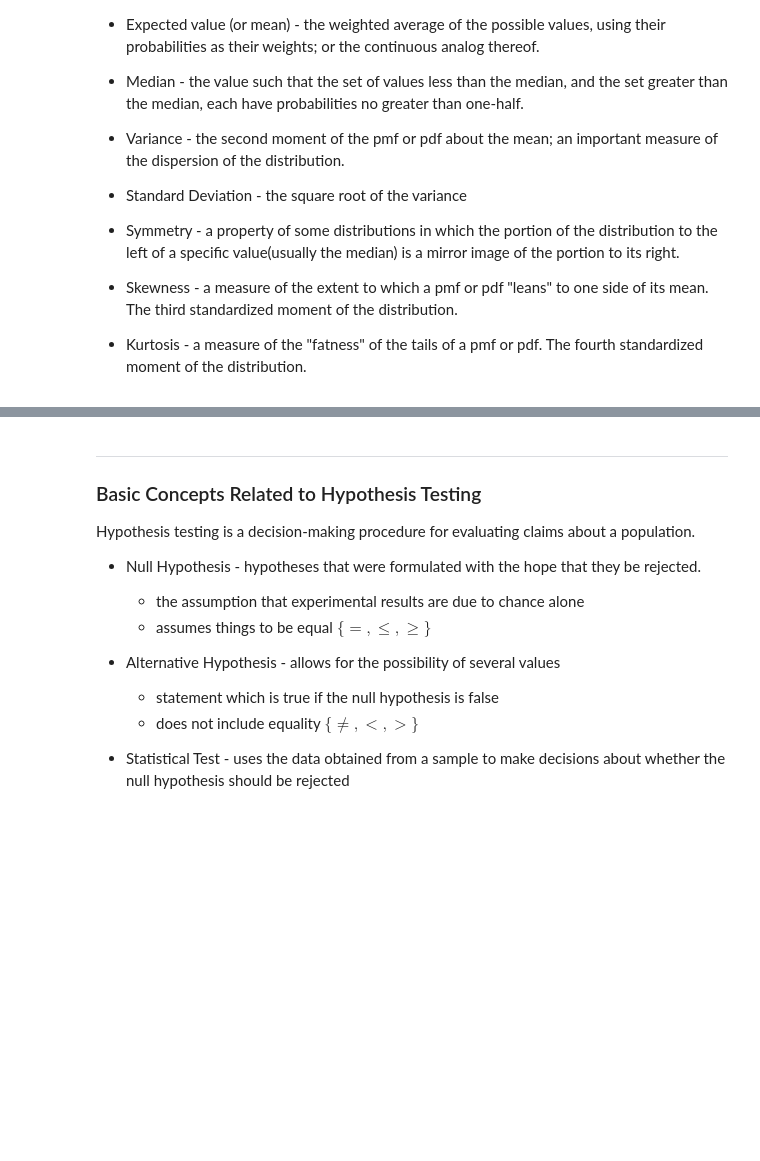
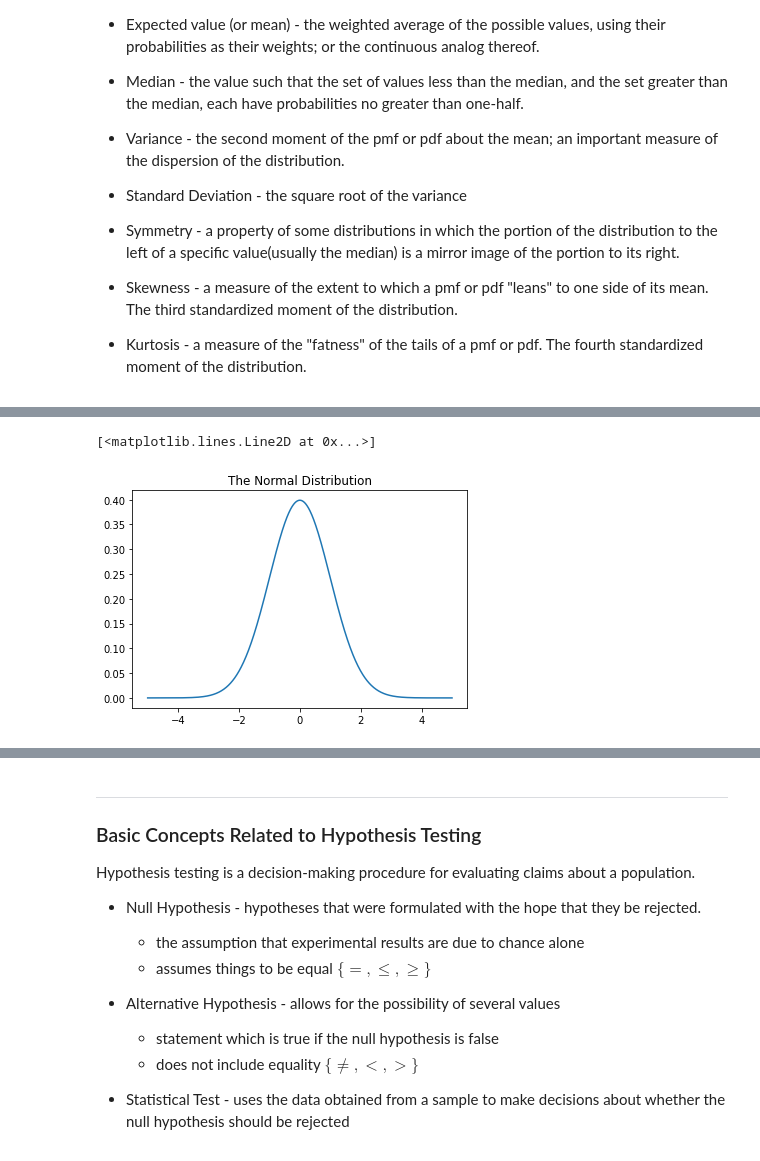
Before and after one commit to adeeconometrics/literate-programming, a Jupyter notebook: Statistical_Analyses.ipynb, the cells around one changed output, grey strips where cells are left out. Saved outputs shown, nothing was run; the diff lists cells and outputs as text; code cells hidden in the pictures; blank space fills up the shorter version.

```diff
--- a/Statistical_Analyses.ipynb
+++ b/Statistical_Analyses.ipynb
@@ -138,0 +177,17 @@ Basic Terms
+# %%
+#plotting the pdf
+import numpy as np
+import matplotlib.pyplot as plt
+
+x = np.linspace(-5,5,1000)
+mean = 0
+std = 1
+# definition of the normal curve
+y =  (1 / (np.sqrt(2 * np.pi * np.power(std, 2)))) * \
+    (np.power(np.e, -(np.power((x - mean), 2) / (2 * np.power(std, 2)))))
+
+plt.title("The Normal Distribution")
+plt.plot(x,y)
+# %% [output]
+[<matplotlib.lines.Line2D at 0x...>]
+[figure, added]
```
Also changed, not shown: parts of 17 cells of this notebook.
